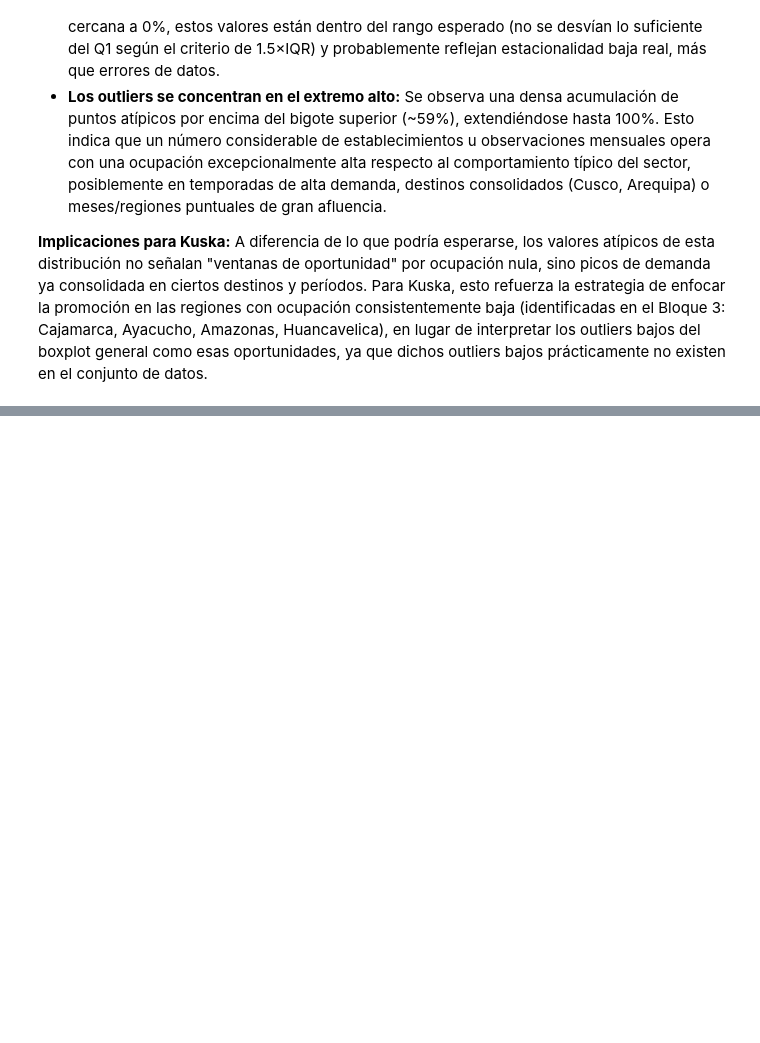
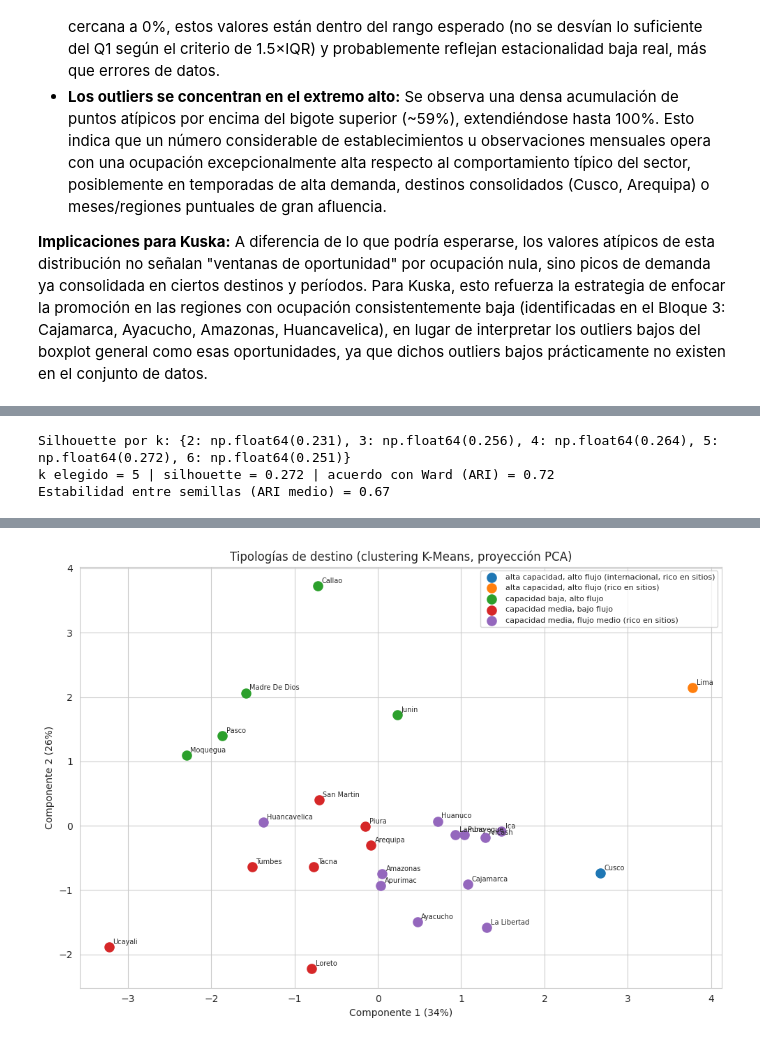
Before and after one commit to eaus2006/Proyecto_Final_Bussines_Analytics, a Jupyter notebook: BA_Grupo_1.ipynb, the cells around one changed output, grey strips where cells are left out. Cells and saved outputs as stored; diff of their text form; code cells hidden in the pictures; blank space fills up the shorter version.

```diff
--- a/BA_Grupo_1.ipynb
+++ b/BA_Grupo_1.ipynb
@@ -874,0 +1723,65 @@ A diferencia de lo que podría esperarse, los valores atípicos de esta distribu
+# %%
+# BLOQUE 10 · Q3: clustering de departamentos
+from sklearn.preprocessing import StandardScaler
+from sklearn.cluster import KMeans, AgglomerativeClustering
+from sklearn.metrics import silhouette_score, adjusted_rand_score
+from sklearn.decomposition import PCA
+
+est = panel[panel.anio >= 2024].groupby('departamento').apply(lambda g: g.pernoct.sum() / g.arribos.sum()).rename('estadia')
+X = (q1[['departamento', 'hab', 'IS', 'kpi3_dependencia_nacional', 'kpi5_noches_por_hab_anual']]
+       .merge(est.reset_index(), on='departamento')
+       .merge(kpi4[['departamento', 'kpi4_recuperacion']], on='departamento'))
+X['ln_hab'] = np.log(X.hab); X['ln_IS'] = np.log(X.IS)
+vars_cl = ['ln_hab', 'ln_IS', 'estadia', 'kpi3_dependencia_nacional', 'kpi4_recuperacion']
+if EXTRAS:
+    X = X.merge(enriq[['departamento'] + EXTRAS], on='departamento'); vars_cl += EXTRAS
+
+Z = StandardScaler().fit_transform(X[vars_cl])
+sil = {k: silhouette_score(Z, KMeans(k, n_init=20, random_state=42).fit_predict(Z)) for k in range(2, 7)}
+print('Silhouette por k:', {k: round(v, 3) for k, v in sil.items()})
+K = max(range(3, 6), key=lambda k: sil[k])
+km = KMeans(K, n_init=50, random_state=42).fit(Z)
+X['cluster'] = km.labels_
+ward = AgglomerativeClustering(K, linkage='ward').fit_predict(Z)
+print(f'k elegido = {K} | silhouette = {sil[K]:.3f} | acuerdo con Ward (ARI) = {adjusted_rand_score(km.labels_, ward):.2f}')
+
+# Estabilidad: ARI medio entre semillas
+aris = [adjusted_rand_score(km.labels_, KMeans(K, n_init=10, random_state=s).fit_predict(Z)) for s in range(10, 30)]
+print(f'Estabilidad entre semillas (ARI medio) = {np.mean(aris):.2f}')
+
+# Perfil z por cluster y nombre automático
+zdf = pd.DataFrame(Z, columns=vars_cl); zdf['cluster'] = X.cluster.values
+perfil_z = zdf.groupby('cluster').mean()
+def nombrar(r):
+    cap = 'alta capacidad' if r.ln_hab > 0.3 else ('capacidad baja' if r.ln_hab < -0.3 else 'capacidad media')
+    flujo = 'alto flujo' if r.ln_IS > 0.3 else ('bajo flujo' if r.ln_IS < -0.3 else 'flujo medio')
+    extra = []
+    if r.kpi3_dependencia_nacional > 0.6: extra.append('muy nacional')
+    if r.kpi3_dependencia_nacional < -0.6: extra.append('internacional')
+    if r.kpi4_recuperacion < -0.6: extra.append('recuperación lenta')
+    if any(k in r.index and r[k] > 0.6 for k in ['ln_sitios', 'ln_visitas']): extra.append('rico en sitios')
+    return f"{cap}, {flujo}" + (f" ({', '.join(extra)})" if extra else '')
+nombres = perfil_z.apply(nombrar, axis=1)
+if nombres.duplicated().any():
+    nombres = nombres + nombres.groupby(nombres).cumcount().map(lambda i: '' if i == 0 else f' [{i + 1}]')
+X['segmento'] = X.cluster.map(nombres)
+
+perfil = X.groupby('segmento').agg(n=('departamento', 'size'), hab=('hab', 'mean'), IS=('IS', 'mean'),
+        estadia=('estadia', 'mean'), dep_nac=('kpi3_dependencia_nacional', 'mean'),
+        recuperacion=('kpi4_recuperacion', 'mean'), departamentos=('departamento', lambda s: ', '.join(s.str.title())))
+display(perfil.round(2))
+
+pc = PCA(2).fit(Z); P = pc.transform(Z)
+fig, ax = plt.subplots(figsize=(10, 7))
+for seg, g in X.groupby('segmento'):
+    ax.scatter(P[g.index, 0], P[g.index, 1], s=90, label=seg)
+for i, r in X.iterrows():
+    ax.annotate(r.departamento.title(), (P[i, 0], P[i, 1]), fontsize=7, xytext=(4, 3), textcoords='offset points')
+ax.set_xlabel(f'Componente 1 ({pc.explained_variance_ratio_[0]:.0%})'); ax.set_ylabel(f'Componente 2 ({pc.explained_variance_ratio_[1]:.0%})')
+ax.set_title('Tipologías de destino (clustering K-Means, proyección PCA)'); ax.legend(fontsize=8, loc='best')
+plt.tight_layout(); plt.show()
+seg = X[['departamento', 'cluster', 'segmento']]
+# %% [output]
+Silhouette por k: {2: np.float64(0.231), 3: np.float64(0.256), 4: np.float64(0.264), 5: np.float64(0.272), 6: np.float64(0.251)}
+k elegido = 5 | silhouette = 0.272 | acuerdo con Ward (ARI) = 0.72
+Estabilidad entre semillas (ARI medio) = 0.67
@@ -874,0 +1795 @@ A diferencia de lo que podría esperarse, los valores atípicos de esta distribu
+[figure, added]
```
Also changed, not shown: parts of 36 cells of this notebook.
